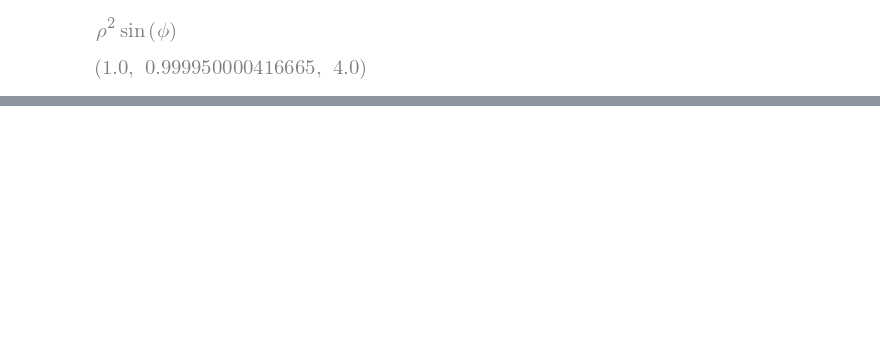
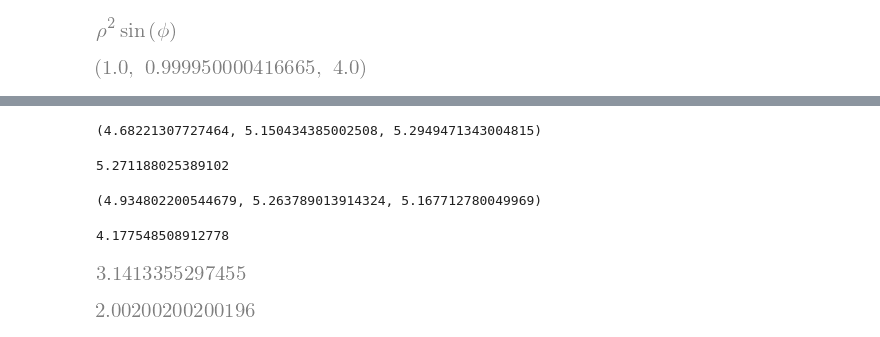
Before and after one commit to jackbullen/Math-248, a Jupyter notebook: Labs/Week 11/Lab-36-Nov-8.ipynb, the cells around one changed output, grey strips where cells are left out. Drawn from its saved outputs; the diff is of its cells as text; code cells hidden in the pictures; blank space fills up the shorter version.

```diff
--- a/Labs/Week 11/Lab-36-Nov-8.ipynb
+++ b/Labs/Week 11/Lab-36-Nov-8.ipynb
@@ -202,15 +188,14 @@ theta = np.atan2(y, x)
 # however, i dont think it is working since 122 is not closeto 4/3 pi
 
 from itertools import product
-mesh = np.linspace(-1, 1, 10)
+mesh = np.linspace(-1, 1, 40)
+
+diff = mesh[1] - mesh[0]
 
 vol = 0
 for x,y,z in product(mesh, repeat=3):
     if x**2 + y**2 + z**2 <= 1:
-        rho_ = (x**2 + y**2 + z**2)**(1/2)
-        phi_ = (x**2 + y**2)**(1/2)
-        theta_ = np.arctan2(y, x)
-        vol += d_area(rho_, phi_, theta_)
+        vol += diff**3
 # %%
 vol
 # %% [output]
@@ -217,0 +207,36 @@ vol
+# %%
+def vol(n, npts=10):
+
+    mesh = np.linspace(-1, 1, npts)
+    diff = mesh[1] - mesh[0]
+    vol =0
+
+    for x in product(mesh, repeat=n):
+        if sum(t**2 for t in x) <= 1:
+            vol += diff**n
+
+    return vol
+# %%
+vol(4, 10), vol(5, 10),vol(6, 10)
+# %% [output]
+(4.68221307727464, 5.150434385002508, 5.2949471343004815)
+# %%
+vol(6, npts=15)
+# %% [output]
+5.271188025389102
+# %%
+np.pi**2/2, np.pi**2*8/15, np.pi**3/6
+# %% [output]
+(4.934802200544679, 5.263789013914324, 5.167712780049969)
+# %%
+vol(3, 40)
+# %% [output]
+4.177548508912778
+# %%
+vol(2, 1000)
+# %% [output]
+[figure, added]
+# %%
+vol(1, 1000)
+# %% [output]
+[figure, added]
```
Also changed, not shown: parts of 19 cells of this notebook.
